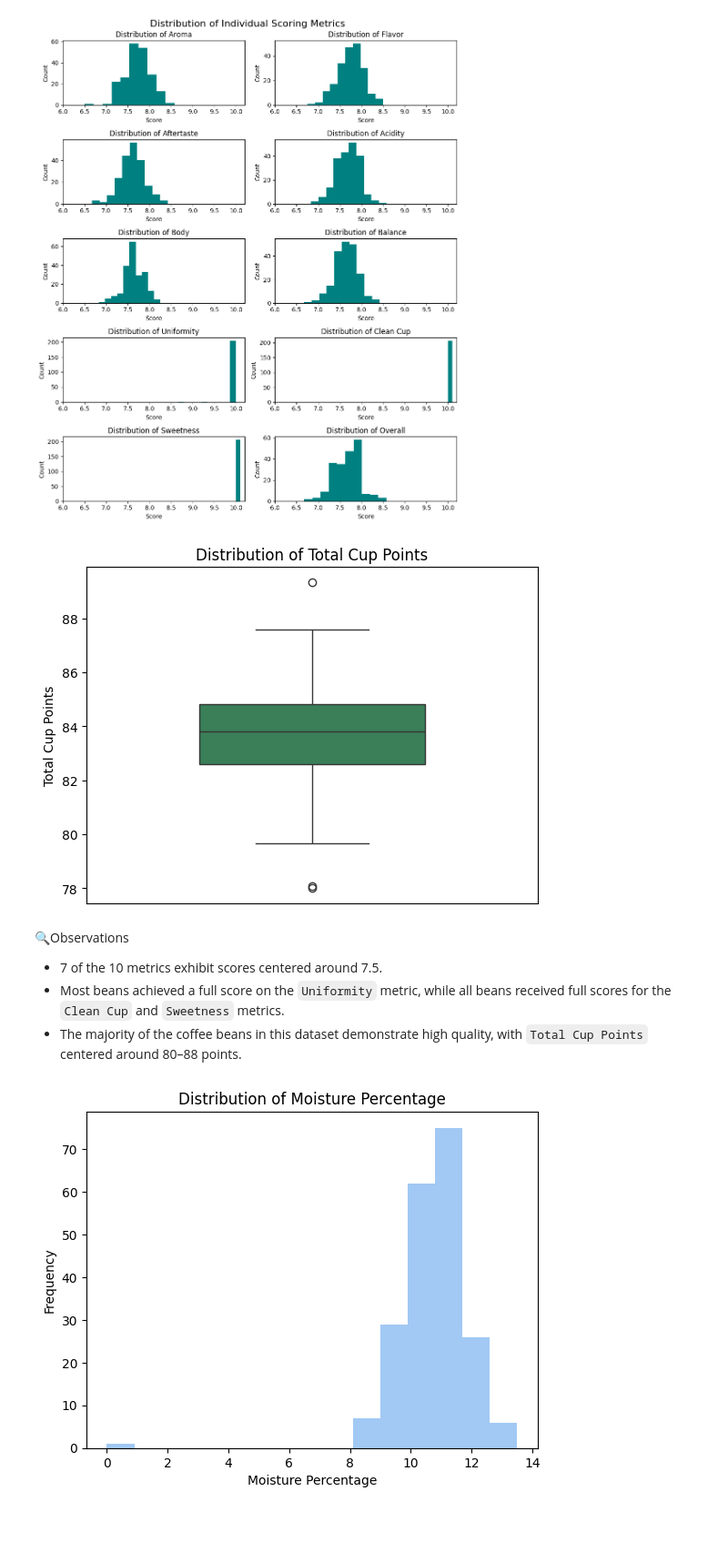
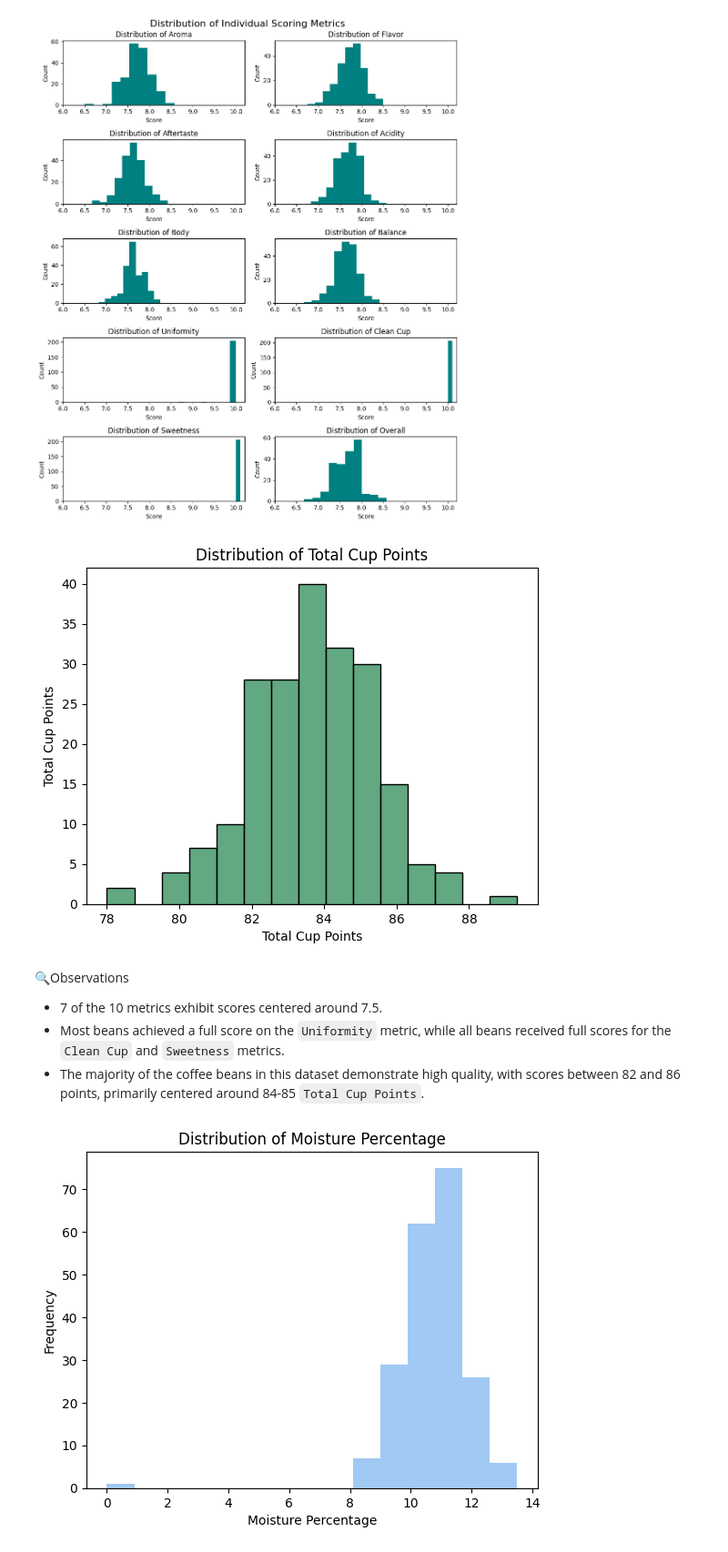
Before and after one commit to ritatanght/Coffee-Quality-Analysis, a Jupyter notebook: Coffee_Quality.ipynb, the cells around one changed output. Shown at 91% size. Cells and saved outputs as stored; diff of their text form; code cells hidden in the pictures; blank space fills up the shorter version.

```diff
--- a/Coffee_Quality.ipynb
+++ b/Coffee_Quality.ipynb
@@ -446,10 +394,9 @@ df['Processing Method'].value_counts()
 | SEMI-LAVADO | 1 |
 dtype: int64
 # %%
+# Create a function to perform grouping
 def group_processing_method(method):
-    if pd.isna(method):
-        return 'Others'
-    elif  method.startswith('Washed'):
+    if method.startswith('Washed'):
         return 'Washed'
     elif method.startswith('Natural'):
         return 'Natural'
@@ -458,6 +405,10 @@ def group_processing_method(method):
     else:
         return 'Others'
 
+# Fill missing values with 'Others'
+df['Processing Method'] = df['Processing Method'].fillna('Others')
+
+# Create a new column for the categorized processing method group
 df['Processing Method Category'] = df['Processing Method'].apply(group_processing_method)
 df['Processing Method Category'].value_counts()
 # %% [output]
@@ -750,19 +732,19 @@ plt.show()
 # %% [output]
 [figure]
 # %%
-# Draw a boxplot for Total Cup Points
-sns.boxplot(data=df, y='Total Cup Points', color="seagreen", width=0.5)
+# Draw a histogram for Total Cup Points
+sns.histplot(data=df, x='Total Cup Points', color="seagreen")
 plt.title('Distribution of Total Cup Points')
 plt.ylabel('Total Cup Points')
-plt.xticks([])
 plt.show()
+# The scores appear to follow a roughly normal distribution
 # %% [output]
-[figure, old version]
+[figure, new version]
 # %% [markdown]
 🔍Observations
 - 7 of the 10 metrics exhibit scores centered around 7.5.
 - Most beans achieved a full score on the `Uniformity` metric, while all beans received full scores for the `Clean Cup` and `Sweetness` metrics.
-- The majority of the coffee beans in this dataset demonstrate high quality, with `Total Cup Points` centered around 80–88 points.
+- The majority of the coffee beans in this dataset demonstrate high quality, with scores between 82 and 86 points, primarily centered around 84-85 `Total Cup Points`.
 # %%
 moisture = df['Moisture Percentage']
 moisture.plot(kind='hist', bins=15)
```
Also changed, not shown: parts of 15 cells of this notebook.
